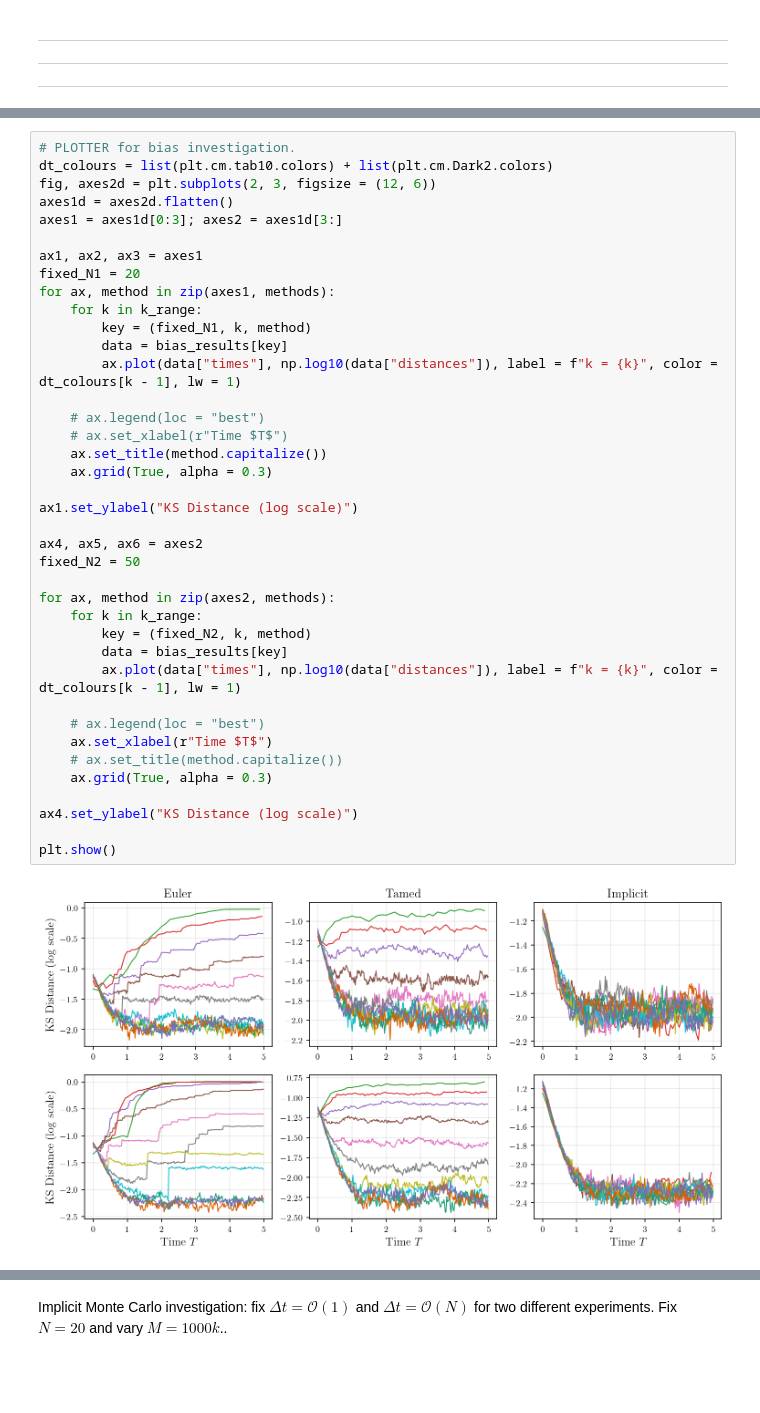
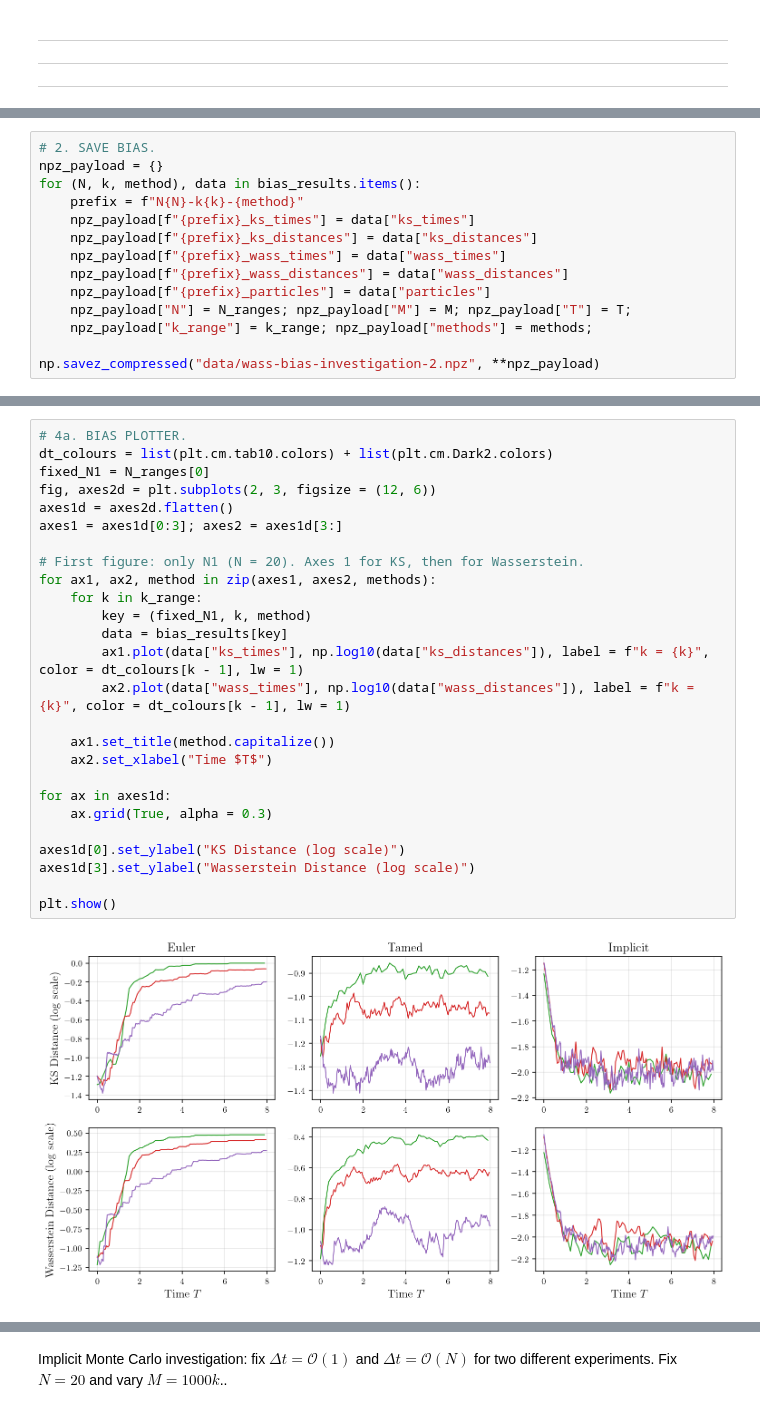
Before and after one commit to fredwdickinson/dissertation, a Jupyter notebook: code/main.ipynb, the cells around one changed output, grey strips where cells are left out. Saved outputs shown, nothing was run; the diff lists cells and outputs as text; blank space fills up the shorter version.

Commit message:
wasserstein distance

```diff
--- a/code/main.ipynb
+++ b/code/main.ipynb
@@ -286,0 +179,14 @@ np.savez_compressed("data/bias-investigation-2.npz", **npz_payload)
+# %%
+# 2. SAVE BIAS.
+npz_payload = {}
+for (N, k, method), data in bias_results.items():
+    prefix = f"N{N}-k{k}-{method}"
+    npz_payload[f"{prefix}_ks_times"] = data["ks_times"]
+    npz_payload[f"{prefix}_ks_distances"] = data["ks_distances"]
+    npz_payload[f"{prefix}_wass_times"] = data["wass_times"]
+    npz_payload[f"{prefix}_wass_distances"] = data["wass_distances"]
+    npz_payload[f"{prefix}_particles"] = data["particles"]
+    npz_payload["N"] = N_ranges; npz_payload["M"] = M; npz_payload["T"] = T;
+    npz_payload["k_range"] = k_range; npz_payload["methods"] = methods;
+
+np.savez_compressed("data/wass-bias-investigation-2.npz", **npz_payload)
@@ -287,41 +228,28 @@ np.savez_compressed("data/bias-investigation-2.npz", **npz_payload)
 # %%
-# PLOTTER for bias investigation.
+# 4a. BIAS PLOTTER.
 dt_colours = list(plt.cm.tab10.colors) + list(plt.cm.Dark2.colors)
+fixed_N1 = N_ranges[0]
 fig, axes2d = plt.subplots(2, 3, figsize = (12, 6))
 axes1d = axes2d.flatten()
 axes1 = axes1d[0:3]; axes2 = axes1d[3:]
 
-ax1, ax2, ax3 = axes1
-fixed_N1 = 20
-for ax, method in zip(axes1, methods):
+# First figure: only N1 (N = 20). Axes 1 for KS, then for Wasserstein.
+for ax1, ax2, method in zip(axes1, axes2, methods):
     for k in k_range:
         key = (fixed_N1, k, method)
         data = bias_results[key]
-        ax.plot(data["times"], np.log10(data["distances"]), label = f"k = {k}", color = dt_colours[k - 1], lw = 1)
+        ax1.plot(data["ks_times"], np.log10(data["ks_distances"]), label = f"k = {k}", color = dt_colours[k - 1], lw = 1)
+        ax2.plot(data["wass_times"], np.log10(data["wass_distances"]), label = f"k = {k}", color = dt_colours[k - 1], lw = 1)
 
-    # ax.legend(loc = "best")
-    # ax.set_xlabel(r"Time $T$")
-    ax.set_title(method.capitalize())
+    ax1.set_title(method.capitalize())
+    ax2.set_xlabel("Time $T$")
+
+for ax in axes1d:
     ax.grid(True, alpha = 0.3)
 
-ax1.set_ylabel("KS Distance (log scale)")
-
-ax4, ax5, ax6 = axes2
-fixed_N2 = 50
-
-for ax, method in zip(axes2, methods):
-    for k in k_range:
-        key = (fixed_N2, k, method)
-        data = bias_results[key]
-        ax.plot(data["times"], np.log10(data["distances"]), label = f"k = {k}", color = dt_colours[k - 1], lw = 1)
-
-    # ax.legend(loc = "best")
-    ax.set_xlabel(r"Time $T$")
-    # ax.set_title(method.capitalize())
-    ax.grid(True, alpha = 0.3)
-
-ax4.set_ylabel("KS Distance (log scale)")
+axes1d[0].set_ylabel("KS Distance (log scale)")
+axes1d[3].set_ylabel("Wasserstein Distance (log scale)")
 
 plt.show()
 # %% [output]
-[figure, old version]
+[figure, new version]
```
Also changed, not shown: parts of 26 cells of this notebook, 2 other files.
